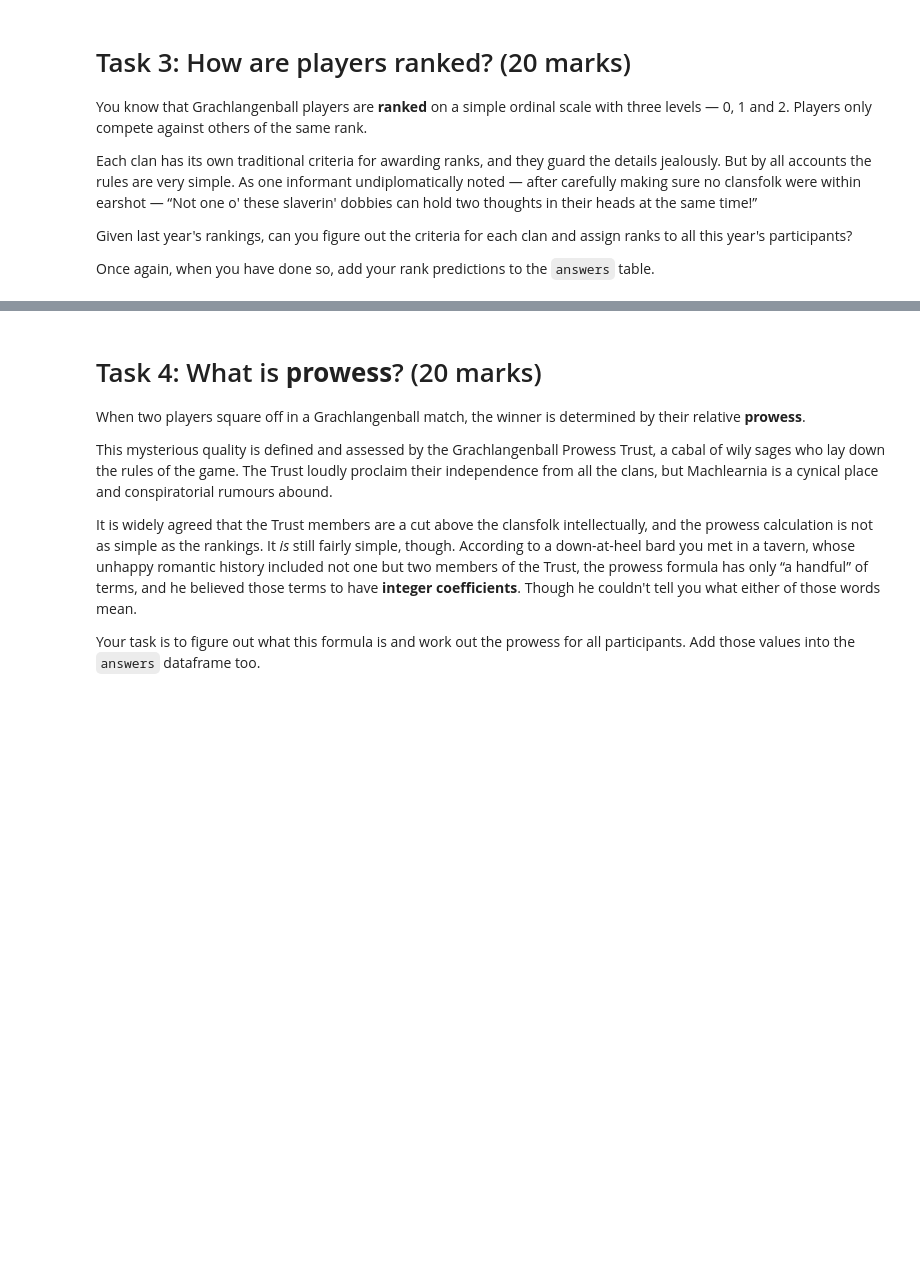
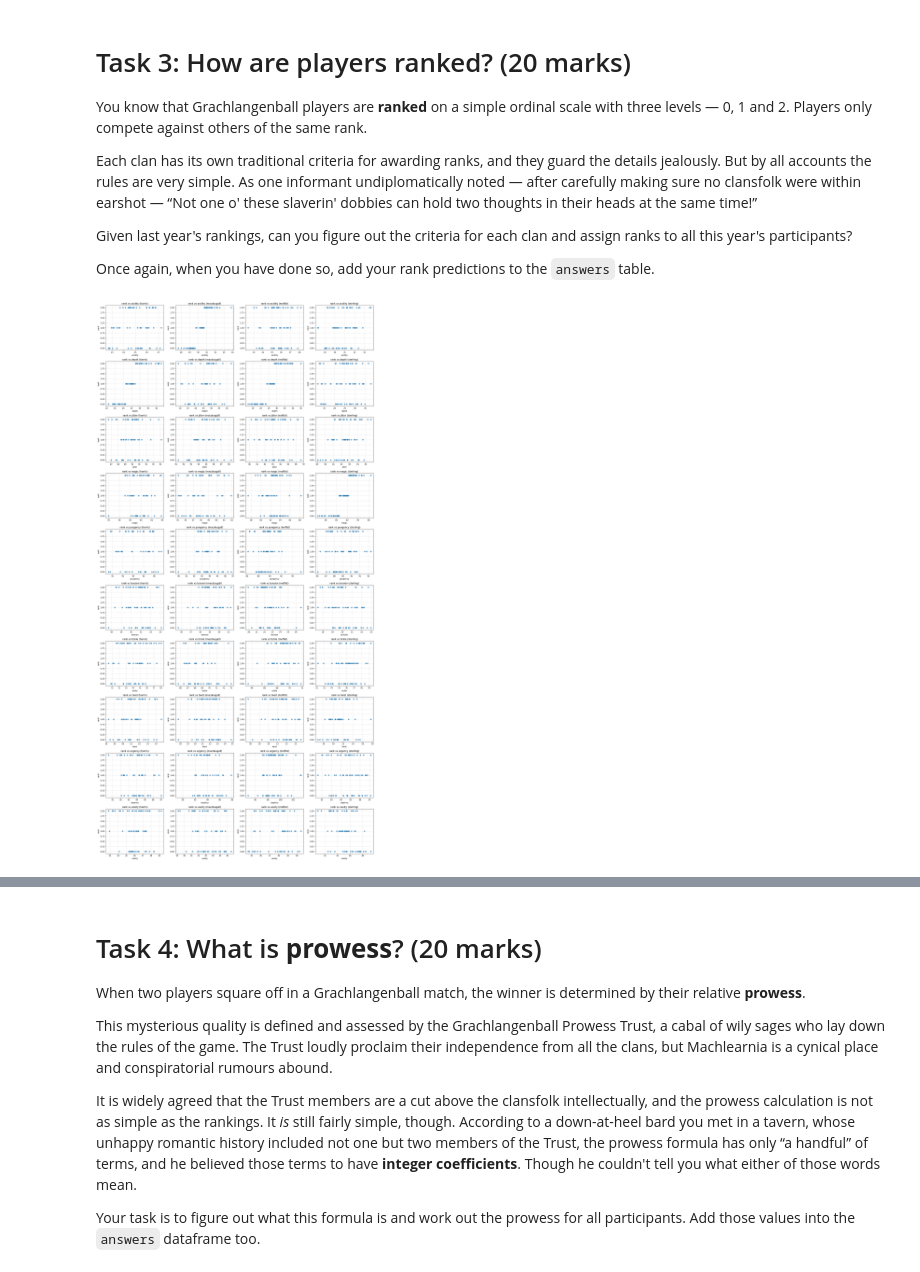
Before and after one commit to XianNg24/COMP0088_intro_to_machine_learning, a Jupyter notebook: 1675294699.ipynb, the cells around one changed output, grey strips where cells are left out. Cells and saved outputs as stored; diff of their text form; code cells hidden in the pictures; blank space fills up the shorter version.

Commit message:
Solve task 3

```diff
--- a/1675294699.ipynb
+++ b/1675294699.ipynb
@@ -852,0 +850,30 @@ the `answers` table.
+# %%
+# TODO: add code for task 3
+
+
+# data[:250] are last year's training data
+data_train = data[:250]
+attributes = ['acidity', 'depth', 'jitter', 'magic',	'pungency', 'tension', 'tickle', 'twist', 'urgency', 'vexity']
+
+# Plots relationships between columns in `attributes` and `rank` for each clan
+x_cols = attributes
+y_col = 'rank'
+num_clans = data_train['clan'].nunique()
+num_plots = len(x_cols) * num_clans
+fig, axes = plt.subplots(len(x_cols), num_clans, figsize=(5 * num_clans, 4 * len(x_cols)))
+
+ax_count = 0
+for category, group_df in data_train.groupby('clan'):
+    for i, x_col in enumerate(x_cols):
+        ax = axes[i][ax_count]
+        ax.scatter(group_df[x_col], group_df[y_col], alpha=0.7)
+        ax.set_xlabel(x_col)
+        ax.set_ylabel(y_col)
+        ax.set_title(f"{y_col} vs {x_col} ({category})")
+        ax.grid(True, linestyle='--', alpha=0.5)
+    ax_count += 1
+
+plt.tight_layout()
+plt.show()
+# %% [output]
+[figure, added]
```
Also changed, not shown: parts of 5 cells of this notebook.
